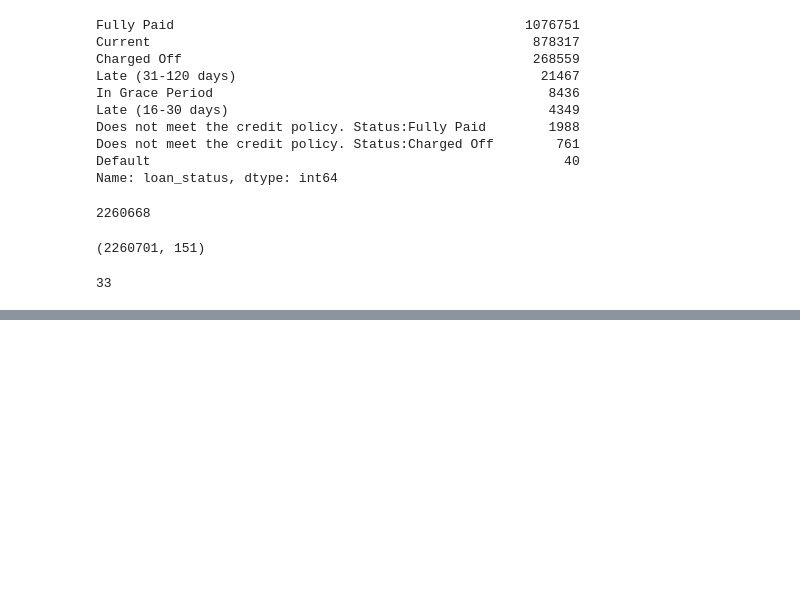
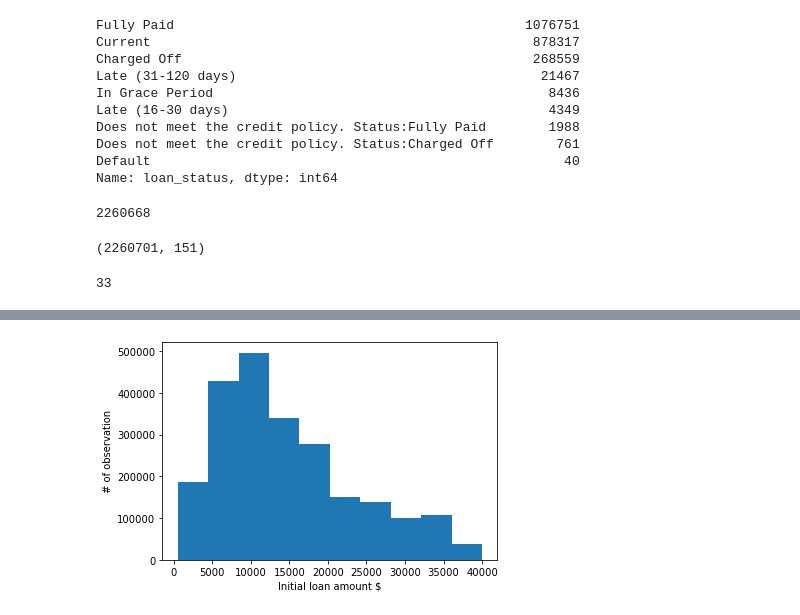
Before and after one commit to somayehY/SomayeYoussefi, a Jupyter notebook: LendingClub/LendingClub_DataWrangling.ipynb, the cells around one changed output, grey strips where cells are left out. Saved outputs shown, nothing was run; the diff lists cells and outputs as text; code cells hidden in the pictures; blank space fills up the shorter version.

```diff
--- a/LendingClub/LendingClub_DataWrangling.ipynb
+++ b/LendingClub/LendingClub_DataWrangling.ipynb
@@ -405,0 +402,8 @@ plt.show()
+# %%
+fig, ax=plt.subplots()
+ax.hist(df['funded_amnt'])
+ax.set_xlabel("Initial loan amount $")
+ax.set_ylabel("# of observation")
+plt.show()
+# %% [output]
+[figure, added]
```
Also changed, not shown: parts of 45 cells of this notebook.
